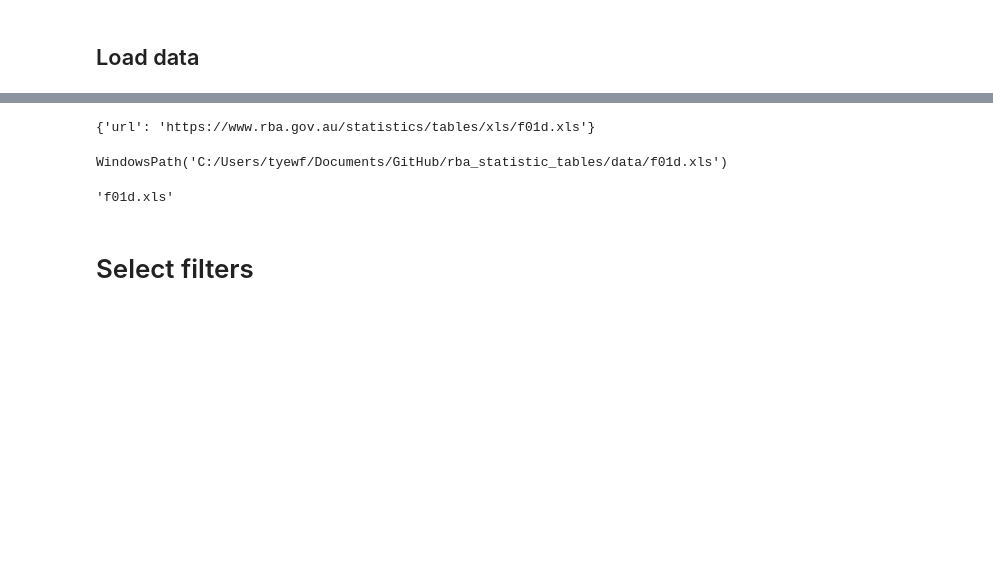
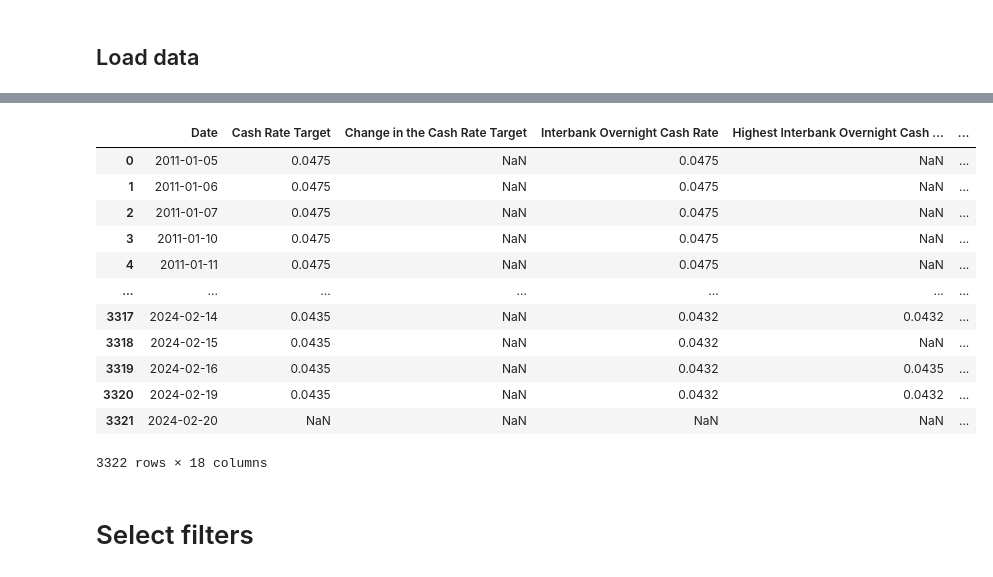
Before and after one commit to tyefraser/rba_statistic_tables, a Jupyter notebook: streamlit.ipynb, the cells around one changed output, grey strips where cells are left out. Drawn from its saved outputs; the diff is of its cells as text; code cells hidden in the pictures; blank space fills up the shorter version.

```diff
--- a/streamlit.ipynb
+++ b/streamlit.ipynb
@@ -57,10 +57,7 @@ source_yaml = read_yaml('source_yamls/' + selected_source)
 from data_loading import data_loader
 
 # Get data
-# df, file_name =
-file_path = data_loader(
+file_path, header_descriptions_df, cleaned_df = data_loader(
         source_yaml = source_yaml,
         data_folder = data_folder,
 )
-
-file_path
@@ -100,22 +63,0 @@ sheet_df
-# %%
-import numpy as np
-
-# Determine where the start of the data is
-mask = (sheet_df.iloc[:, 0] == 'Series ID')
-starting_row = np.where(mask)[0][0]
-
-# Get the headers part of the sheet_df
-header_descriptions_df = sheet_df.iloc[1:starting_row, :] # get rows before the data starts
-header_descriptions_df = header_descriptions_df[~header_descriptions_df.iloc[:, 0].isna()] # Remove na rows
-header_descriptions_df = header_descriptions_df.transpose() # Transpose the DataFrame
-header_descriptions_df.columns = header_descriptions_df.iloc[0]  # Set the first row as the column names
-header_descriptions_df = header_descriptions_df[1:]  # Create a new DataFrame excluding the original first row
-header_descriptions_df = header_descriptions_df.reset_index()
-header_descriptions_df = header_descriptions_df.rename(columns={'index': 'Title'})
-header_descriptions_df.columns.name = None
-
-
-# Get the data component of the sheet_df
-sheet_data_df = sheet_df.iloc[(starting_row+1):, :]
-
-sheet_data_df.columns
@@ -141,5 +63,0 @@ Index(['Frequency', 'Type', 'Units', 'Source', 'Publication date'], dtype='objec
-# %%
-## for column in header_descriptions_df[:, 0]:
-##     print(column)
-header_descriptions_df.columns.name = None
-header_descriptions_df.columns # .loc['Title']
@@ -190,12 +63,0 @@ False
-# %%
-source_yaml['url']
-# %% [output]
-{'url': 'https://www.rba.gov.au/statistics/tables/xls/f01d.xls'}
-# %%
-from data_loading import load_file_from_url
-load_file_from_url(
-        url = source_yaml['url'],
-        data_folder = data_folder,
-)
-# %% [output]
-WindowsPath('C:/Users/tyewf/Documents/GitHub/rba_statistic_tables/data/f01d.xls')
@@ -214,8 +63,0 @@ def ensure_directory_structure(path):
-# %%
-from data_loading import load_file_from_url, extract_filename
-
-extract_filename(url = 'https://www.rba.gov.au/statistics/tables/xls/f01d.xls?v=2024-02-19-18-18-28')
-
-load_file_from_url()
-# %% [output]
-'f01d.xls'
@@ -233,3 +64,21 @@ default_column = 'Business Loans'
+# %%
+file_path
+header_descriptions_df
+cleaned_df
+# %% [output]
+|  | Date | Cash Rate Target | Change in the Cash Rate Target | Interbank Overnight Cash Rate | Highest Interbank Overnight Cash ... | ... |
+| 0 | 2011-01-05 | 0.0475 | NaN | 0.0475 | NaN | ... |
+| 1 | 2011-01-06 | 0.0475 | NaN | 0.0475 | NaN | ... |
+| 2 | 2011-01-07 | 0.0475 | NaN | 0.0475 | NaN | ... |
+| 3 | 2011-01-10 | 0.0475 | NaN | 0.0475 | NaN | ... |
+| 4 | 2011-01-11 | 0.0475 | NaN | 0.0475 | NaN | ... |
+| ... | ... | ... | ... | ... | ... | ... |
+| 3317 | 2024-02-14 | 0.0435 | NaN | 0.0432 | 0.0432 | ... |
+| 3318 | 2024-02-15 | 0.0435 | NaN | 0.0432 | NaN | ... |
+| 3319 | 2024-02-16 | 0.0435 | NaN | 0.0432 | 0.0435 | ... |
+| 3320 | 2024-02-19 | 0.0435 | NaN | 0.0432 | 0.0432 | ... |
+| 3321 | 2024-02-20 | NaN | NaN | NaN | NaN | ... |
+3322 rows × 18 columns
 # %% [markdown]
 # Select filters
 # %%
```
Also changed, not shown: parts of 10 cells of this notebook, 17 other files.
